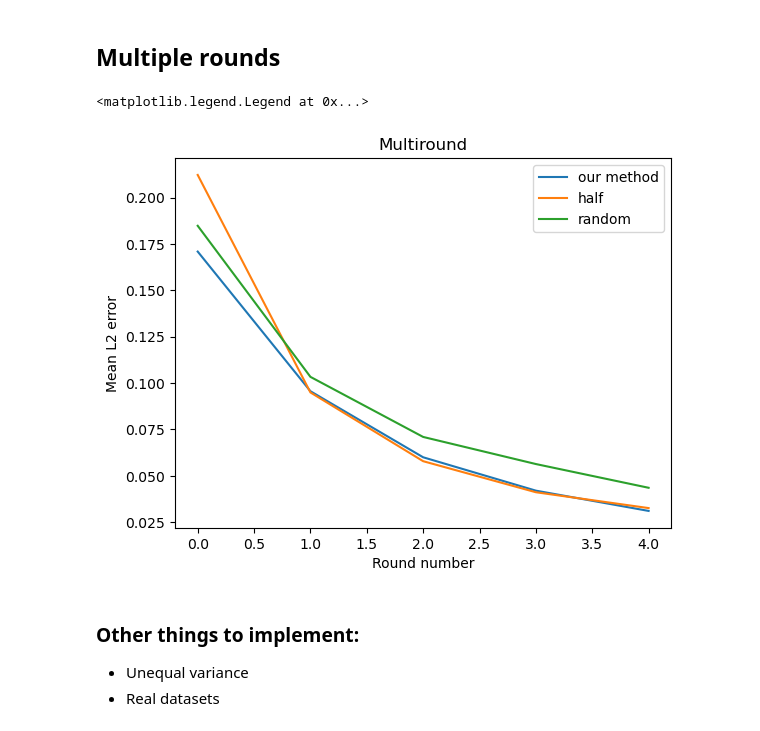
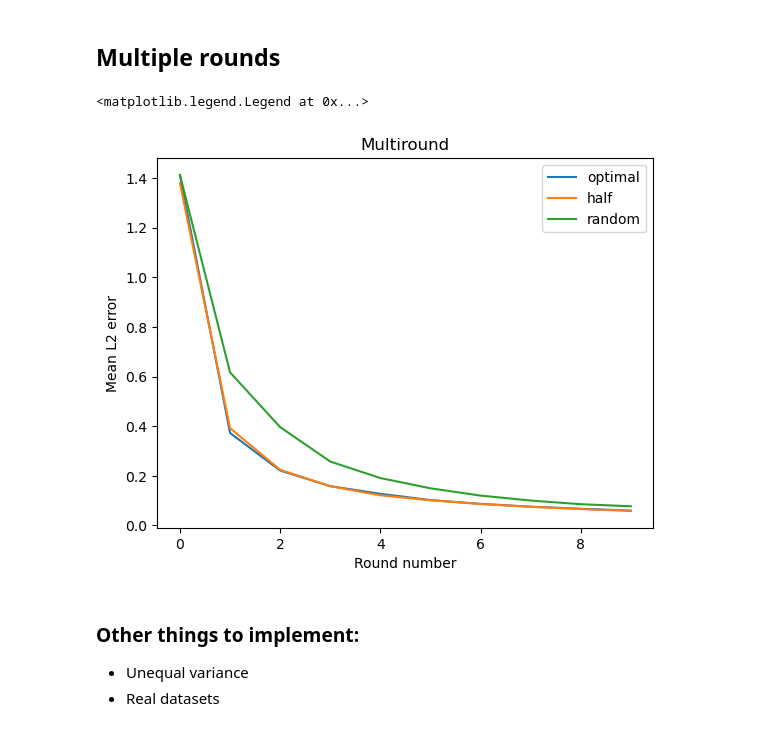
Before and after one commit to jangkun217/Combinatorial-Interventions, a Jupyter notebook: Experiments_condensed.ipynb, the cells around one changed output. Drawn from its saved outputs; the diff is of its cells as text; code cells hidden in the pictures.

```diff
--- a/Experiments_condensed.ipynb
+++ b/Experiments_condensed.ipynb
@@ -221,7 +221,7 @@ def multiple_round(p, n, k, sigma, beta_l, beta_h, d0, num_rounds, trials, metho
     M = sum([int(sp.special.binom(p, i)) for i in range(k+1)])
     half = np.array([.5]*p)
     beta = np.random.uniform(low = beta_l, high = beta_h, size = M)
-    K = max(np.abs(l),np.abs(h))**2*M
+    K = max(np.abs(beta_l),np.abs(beta_h))**2*M
     interactions = all_sets(p,k)
 
     # computes new optimal dosage by maximizing minimum eigenvalue of new design matrix
@@ -292,31 +292,31 @@ def multiple_round(p, n, k, sigma, beta_l, beta_h, d0, num_rounds, trials, metho
     results["beta"] = beta
     return results
 # %%
-p = 5
+p = 10
 n = 100
 k = 2
 sigma = 1
 beta_l = -1
 beta_h = -1
 d0 = [.5]*p
-num_rounds = 5
-trials = 30
+num_rounds = 10
+trials = 50
 
 results_multiround_optimal = multiple_round(p, n, k, sigma, beta_l, beta_h, d0, num_rounds, trials, "optimal")
 results_multiround_half = multiple_round(p, n, k, sigma, beta_l, beta_h, d0, num_rounds, trials, "half")
 results_multiround_random = multiple_round(p, n, k, sigma, beta_l, beta_h, d0, num_rounds, trials, "random")
 # %%
-plt.plot(range(num_rounds), [np.mean(results_multiround_optimal[r]) for r in range(num_rounds)], label="our method")
+plt.plot(range(num_rounds), [np.mean(results_multiround_optimal[r]) for r in range(num_rounds)], label="optimal")
 plt.plot(range(num_rounds), [np.mean(results_multiround_half[r]) for r in range(num_rounds)], label="half")
 plt.plot(range(num_rounds), [np.mean(results_multiround_random[r]) for r in range(num_rounds)], label="random")
 
 plt.title("Multiround")
 plt.xlabel("Round number")
 plt.ylabel("Mean L2 error")
 plt.legend()
 # %% [output]
 <matplotlib.legend.Legend at 0x...>
-[figure, old version]
+[figure, new version]
 # %% [markdown]
 ### Other things to implement:
 - Unequal variance
```
Also changed, not shown: parts of 6 cells of this notebook.
